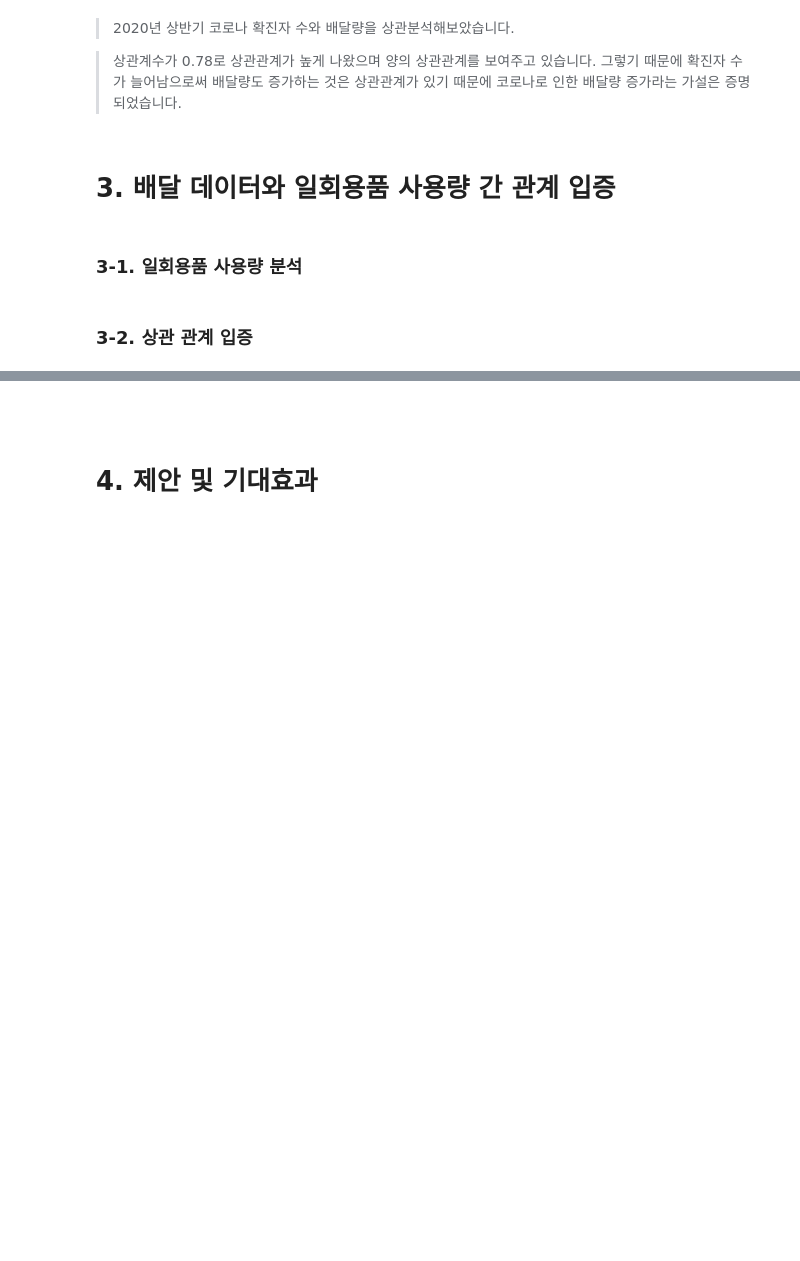
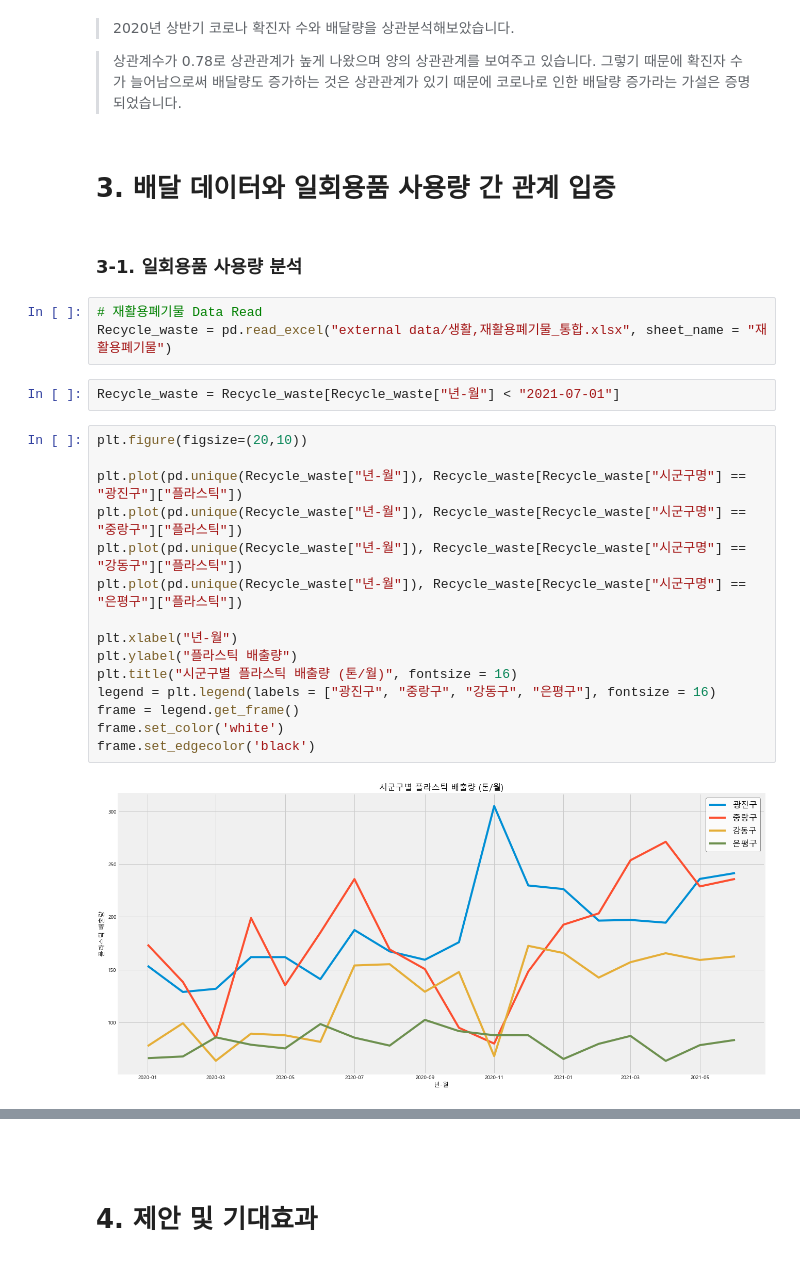
Before and after one commit to wonjun1995/KT_bigdata_platform_BI_challenge, a Jupyter notebook: DACON_v1.1.ipynb, the cells around one changed output, grey strips where cells are left out. Cells and saved outputs as stored; diff of their text form; blank space fills up the shorter version.

```diff
--- a/DACON_v1.1.ipynb
+++ b/DACON_v1.1.ipynb
@@ -284,5 +284,25 @@ corr
 # 3. 배달 데이터와 일회용품 사용량 간 관계 입증
 # %% [markdown]
 ### 3-1. 일회용품 사용량 분석
-# %% [markdown]
-### 3-2. 상관 관계 입증
+# %%
+# 재활용폐기물 Data Read
+Recycle_waste = pd.read_excel("external data/생활,재활용폐기물_통합.xlsx", sheet_name = "재활용폐기물")
+# %%
+Recycle_waste = Recycle_waste[Recycle_waste["년-월"] < "2021-07-01"]
+# %%
+plt.figure(figsize=(20,10))
+
+plt.plot(pd.unique(Recycle_waste["년-월"]), Recycle_waste[Recycle_waste["시군구명"] == "광진구"]["플라스틱"])
+plt.plot(pd.unique(Recycle_waste["년-월"]), Recycle_waste[Recycle_waste["시군구명"] == "중랑구"]["플라스틱"])
+plt.plot(pd.unique(Recycle_waste["년-월"]), Recycle_waste[Recycle_waste["시군구명"] == "강동구"]["플라스틱"])
+plt.plot(pd.unique(Recycle_waste["년-월"]), Recycle_waste[Recycle_waste["시군구명"] == "은평구"]["플라스틱"])
+
+plt.xlabel("년-월")
+plt.ylabel("플라스틱 배출량")
+plt.title("시군구별 플라스틱 배출량 (톤/월)", fontsize = 16)
+legend = plt.legend(labels = ["광진구", "중랑구", "강동구", "은평구"], fontsize = 16)
+frame = legend.get_frame()
+frame.set_color('white')
+frame.set_edgecolor('black')
+# %% [output]
+[figure, added]
```
Also changed, not shown: parts of 8 cells of this notebook.
